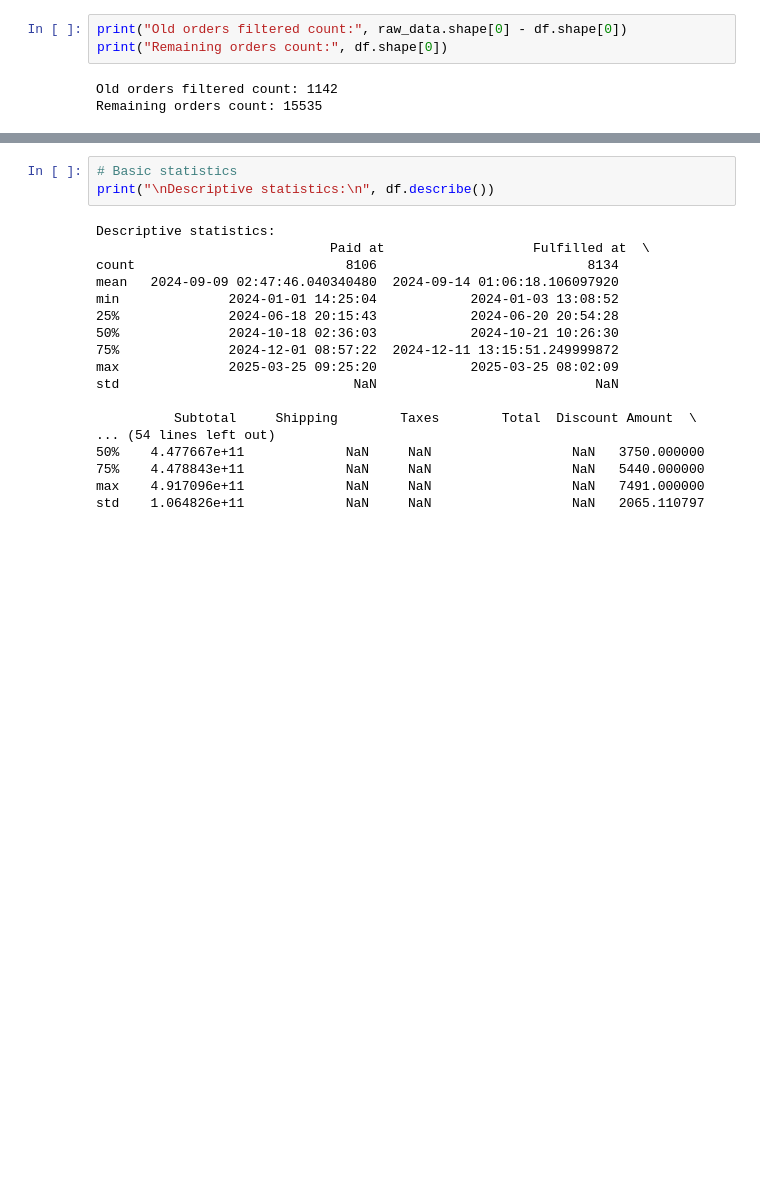
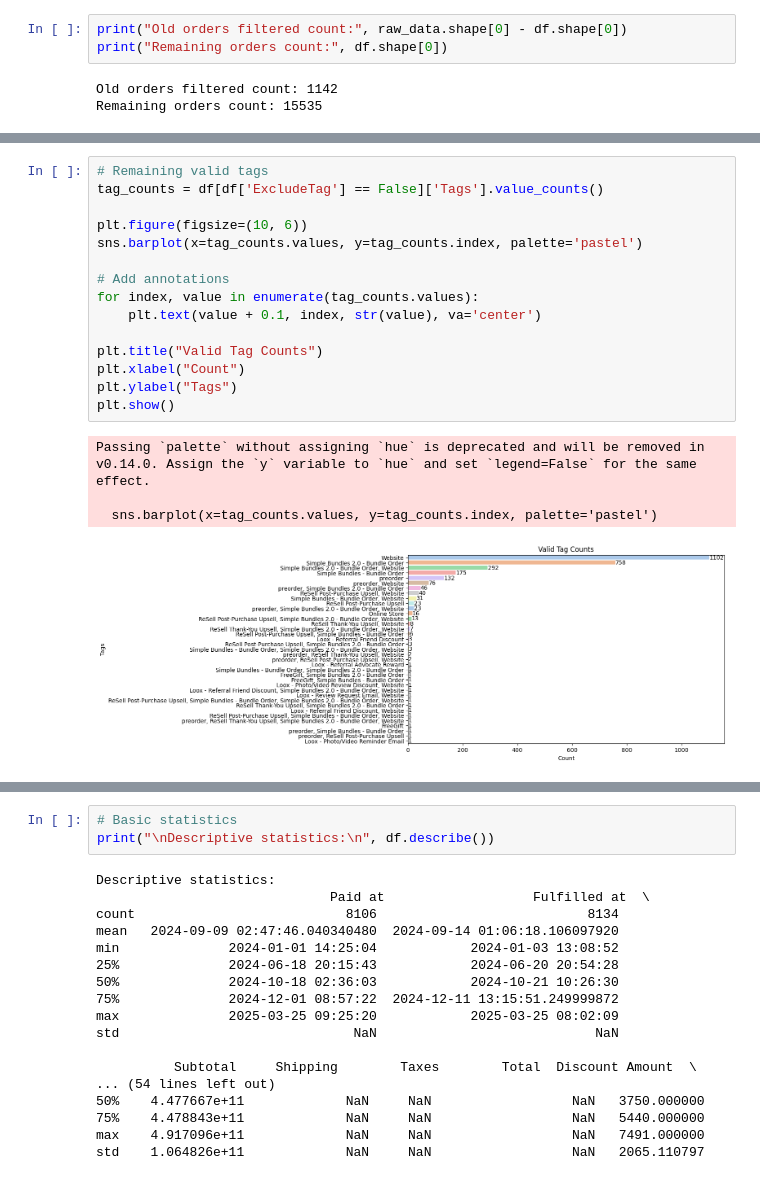
Before and after one commit to lamkimsim/WickGuru, a Jupyter notebook: Customer_Segmentation_Analysis.ipynb, the cells around one changed output, grey strips where cells are left out. Drawn from its saved outputs; the diff is of its cells as text; blank space fills up the shorter version.

```diff
--- a/Customer_Segmentation_Analysis.ipynb
+++ b/Customer_Segmentation_Analysis.ipynb
@@ -47,0 +93,20 @@ Remaining orders count: 15535
+# %%
+# Remaining valid tags
+tag_counts = df[df['ExcludeTag'] == False]['Tags'].value_counts()
+
+plt.figure(figsize=(10, 6))
+sns.barplot(x=tag_counts.values, y=tag_counts.index, palette='pastel')
+
+# Add annotations
+for index, value in enumerate(tag_counts.values):
+    plt.text(value + 0.1, index, str(value), va='center')
+
+plt.title("Valid Tag Counts")
+plt.xlabel("Count")
+plt.ylabel("Tags")
+plt.show()
+# %% [output]
+Passing `palette` without assigning `hue` is deprecated and will be removed in v0.14.0. Assign the `y` variable to `hue` and set `legend=False` for the same effect.
+
+  sns.barplot(x=tag_counts.values, y=tag_counts.index, palette='pastel')
+[figure, added]
```
Also changed, not shown: parts of 26 cells of this notebook.
